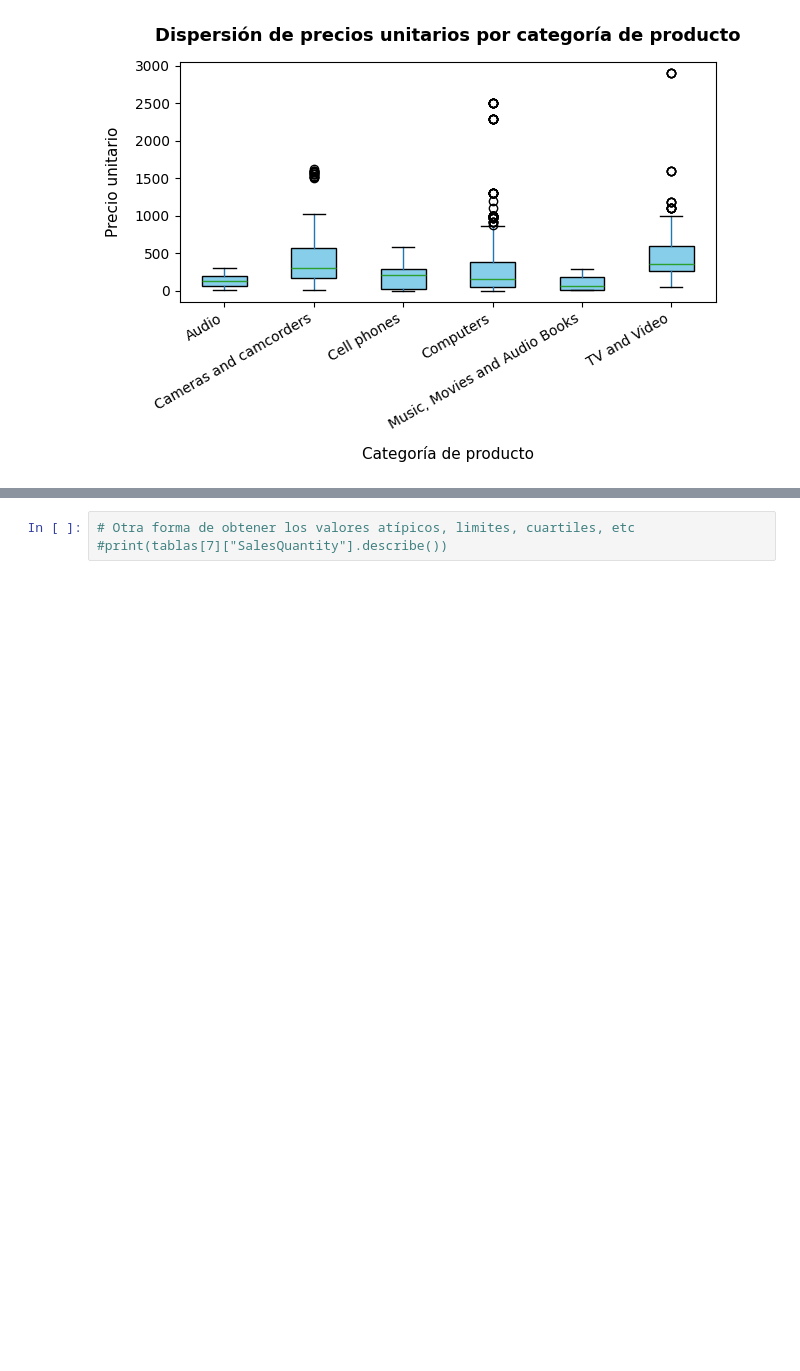
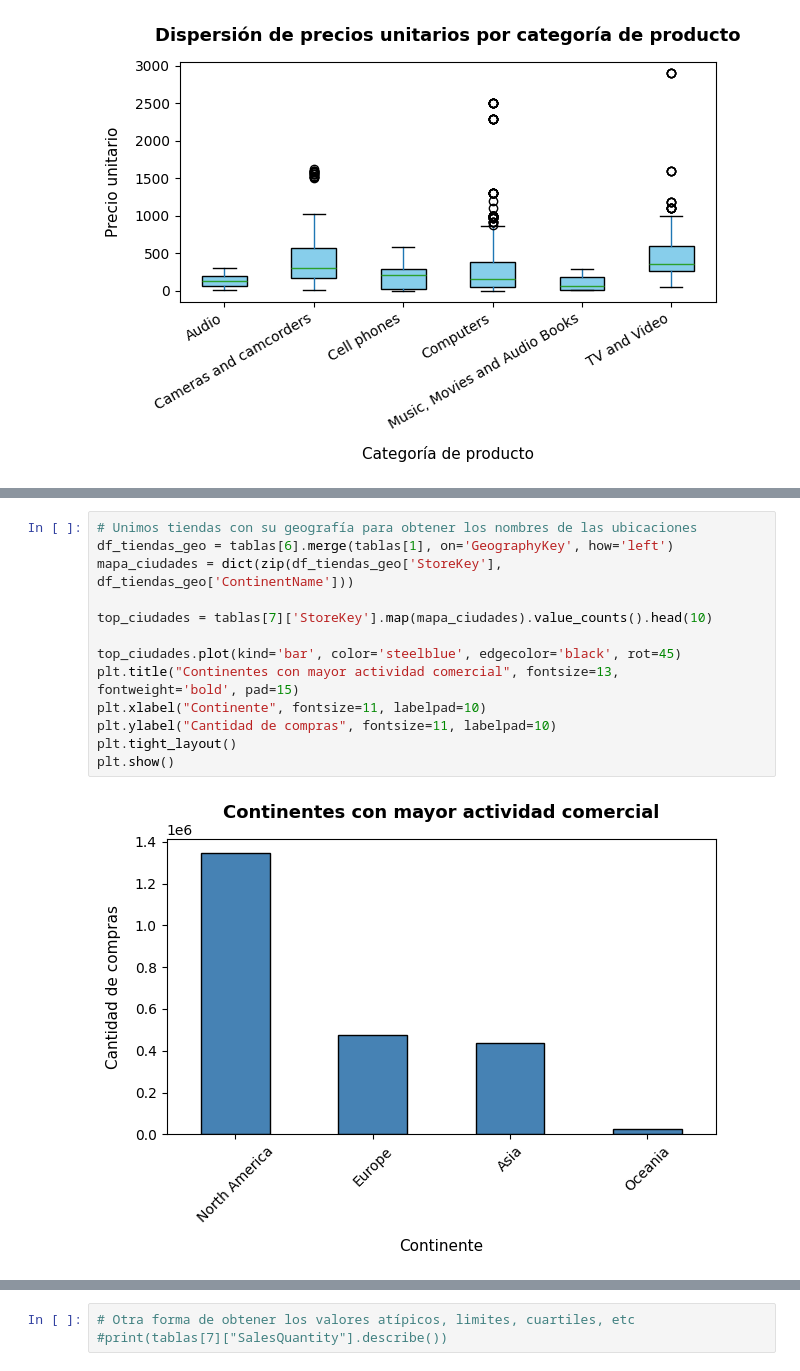
Before and after one commit to DarkLyng/Proyecto_Modelos, a Jupyter notebook: Proyecto_Modelos_.ipynb, the cells around one changed output, grey strips where cells are left out. Saved outputs shown, nothing was run; the diff lists cells and outputs as text; blank space fills up the shorter version.

```diff
--- a/Proyecto_Modelos_.ipynb
+++ b/Proyecto_Modelos_.ipynb
@@ -436,0 +452,15 @@ plt.show()
+# %%
+# Unimos tiendas con su geografía para obtener los nombres de las ubicaciones
+df_tiendas_geo = tablas[6].merge(tablas[1], on='GeographyKey', how='left')
+mapa_ciudades = dict(zip(df_tiendas_geo['StoreKey'], df_tiendas_geo['ContinentName']))
+
+top_ciudades = tablas[7]['StoreKey'].map(mapa_ciudades).value_counts().head(10)
+
+top_ciudades.plot(kind='bar', color='steelblue', edgecolor='black', rot=45)
+plt.title("Continentes con mayor actividad comercial", fontsize=13, fontweight='bold', pad=15)
+plt.xlabel("Continente", fontsize=11, labelpad=10)
+plt.ylabel("Cantidad de compras", fontsize=11, labelpad=10)
+plt.tight_layout()
+plt.show()
+# %% [output]
+[figure, added]
```
Also changed, not shown: parts of 5 cells of this notebook.
